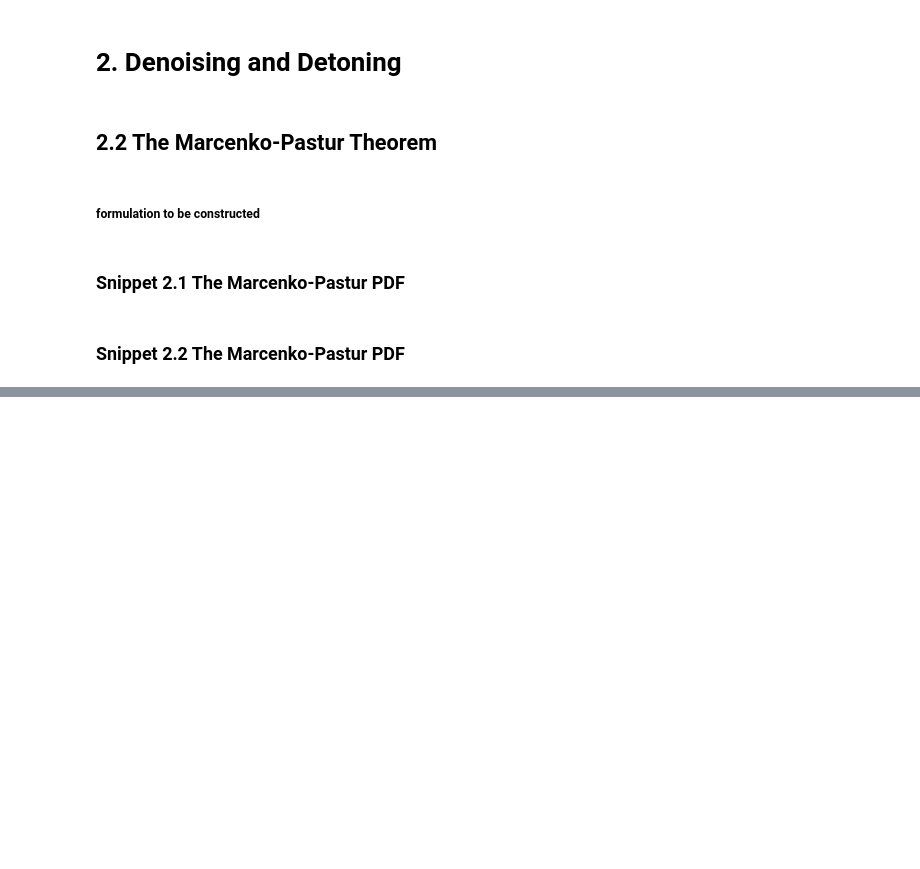
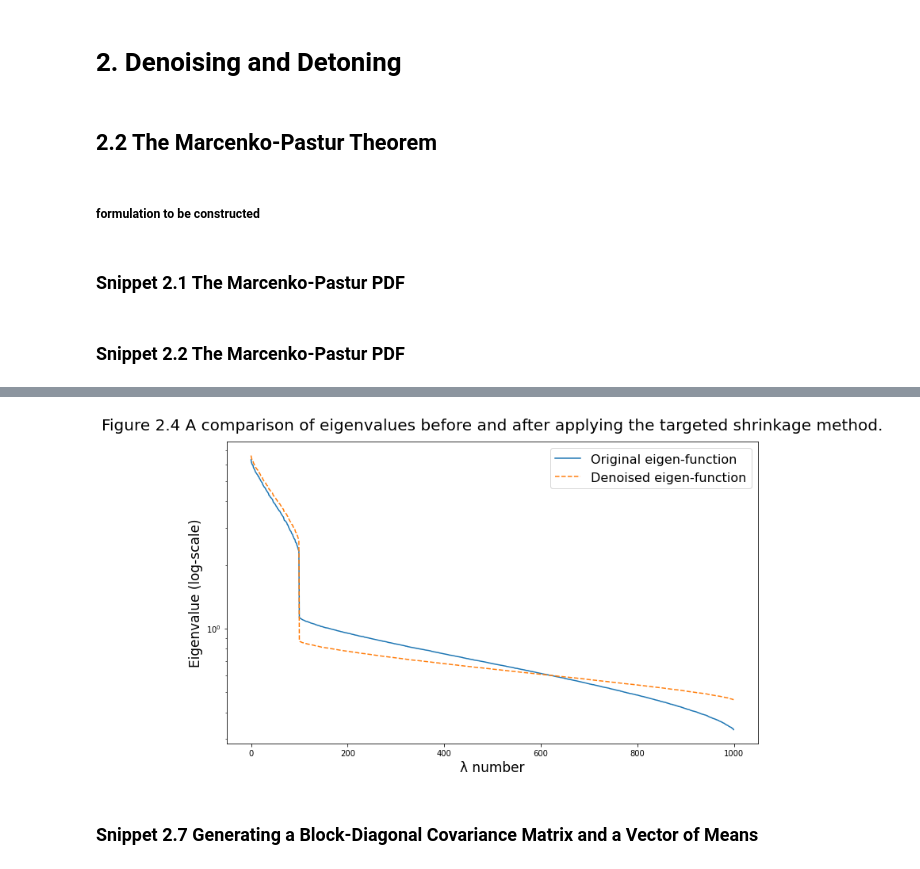
Before and after one commit to MRGibson-code/ML_MLP, a Jupyter notebook: Code_Cp2.ipynb, the cells around one changed output, grey strips where cells are left out. Saved outputs shown, nothing was run; the diff lists cells and outputs as text; code cells hidden in the pictures; blank space fills up the shorter version.

```diff
--- a/Code_Cp2.ipynb
+++ b/Code_Cp2.ipynb
@@ -95,0 +190,23 @@ Length: 1000, dtype: float64
+# %%
+def denoisedCorr2(eVal, eVec, nFacts, alpha=0):
+    #remove noise by shrinkage
+    eValL, eVecL = eVal[:nFacts, :nFacts], eVec[:, :nFacts]
+    eValR, eVecR = eVal[nFacts:, nFacts:], eVec[:, nFacts:]
+    corr0 = np.dot(eVecL, eValL).dot(eVecL.T)
+    corr1 = np.dot(eVecR, eValR).dot(eVecR.T)
+    corr2 = corr0 + alpha*corr1 + (1-alpha)*np.diag(np.diag(corr1))
+    return corr2
+
+corr1 = denoisedCorr2(eVal0, eVec0, nFacts0,alpha=.5)
+eVal2, eVec2 = getPCA(corr1)
+# %%
+plot_eigen(np.diag(eVal0), np.diag(eVal2), 2.0,
+         title="Figure 2.4 A comparison of eigenvalues before and after applying the targeted shrinkage method.",
+        label0="Original eigen-function",
+        label1="Denoised eigen-function",
+        xlabel="λ number",
+        ylabel="Eigenvalue (log-scale)")
+# %% [output]
+[figure, added]
+# %% [markdown]
+### Snippet 2.7 Generating a Block-Diagonal Covariance Matrix and a Vector of Means
```
Also changed, not shown: parts of 15 cells of this notebook, 1 other file.
